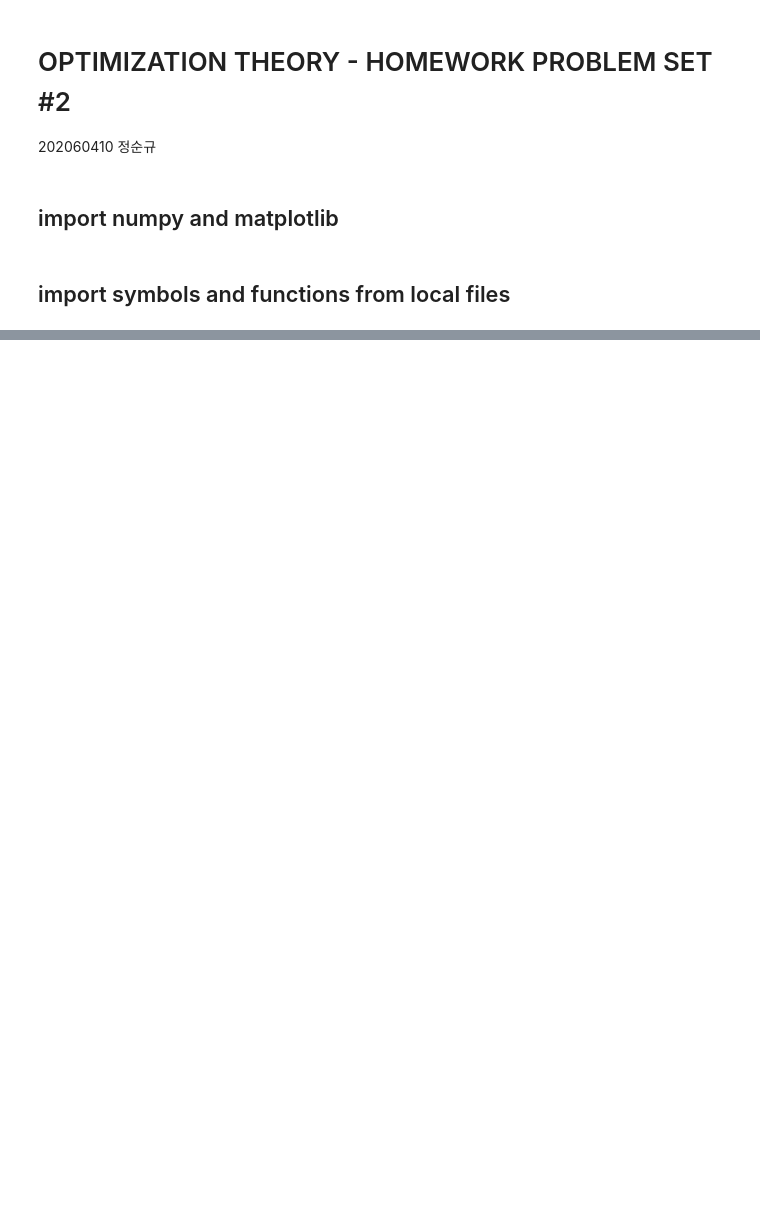
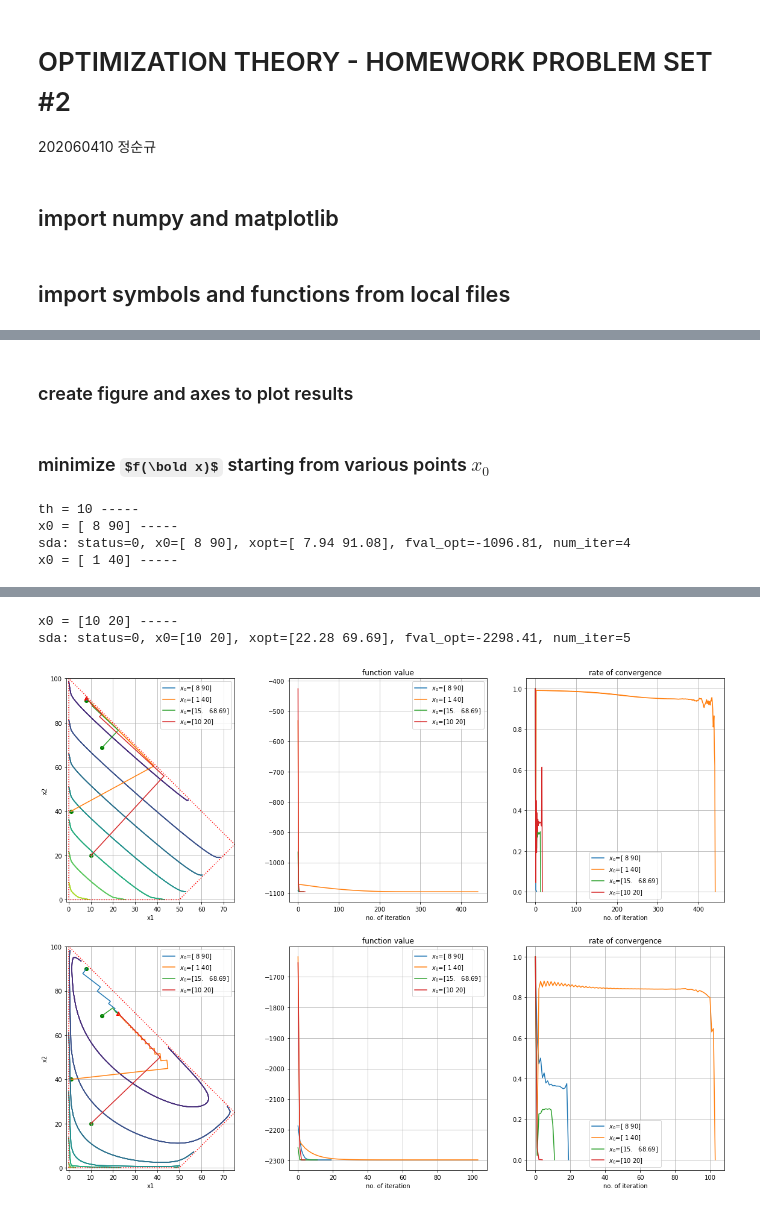
Before and after one commit to reingel/JSOPT, a Jupyter notebook: HW#1.ipynb, the cells around one changed output, grey strips where cells are left out. Saved outputs shown, nothing was run; the diff lists cells and outputs as text; code cells hidden in the pictures; some formulas as TeX source; blank space fills up the shorter version.

```diff
--- a/HW#1.ipynb
+++ b/HW#1.ipynb
@@ -82,0 +91,74 @@ sda: status=0, x0=[4.46 2.25 1.85], xopt=[4. 3. 1.], fval_opt=-50.5, num_iter=52
+# %%
+f = lambda x,th: -9*x[0]-10*x[1]+th*(-np.log(100-x[0]-x[1])-np.log(x[0])-np.log(x[1])-np.log(50-x[0]+x[1])) # an objective function f(x) (lambda function)
+gradf = lambda x,th: np.array([-9+th*(1/(100-x[0]-x[1])-1/x[0]+1/(50-x[0]+x[1])), -10+th*(1/(100-x[0]-x[1])-1/x[1]-1/(50-x[0]+x[1]))]) # the gradient of f(x) (lambda function)
+# %%
+
+def calc_alpha_max(x, d):
+    epsilon = 0.1
+    alpha_max = 150
+    if d[0] < 0:
+        alpha_max = min(alpha_max, (epsilon - x[0]) / d[0])
+    if d[1] < 0:
+        alpha_max = min(alpha_max, (epsilon - x[1]) / d[1])
+    if d[0] + d[1] > 0:
+        alpha_max = min(alpha_max, (100 - epsilon - x[0] - x[1]) / (d[0] + d[1]))
+    if d[0] - d[1] > 0:
+        alpha_max = min(alpha_max, (50 - epsilon - x[0] + x[1]) / (d[0] - d[1]))
+    return alpha_max
+# %% [markdown]
+### create figure and axes to plot results
+# %% [markdown]
+### minimize $f(\bold x)$ starting from various points $x_0$
+# %%
+fig, ax = plt.subplots(2,3, figsize=(20,15))
+for k, th in enumerate([10, 100]): # iterate with two different parameters
+	print(f'th = {th} -----')
+	f_th = lambda x: f(x,th) # newly define a function of x only
+	gradf_th = lambda x: gradf(x,th)
+
+	ax[k][0].set_aspect(1.0)
+	ax[k][0].grid(True)
+	x = np.linspace(-1,75,75)
+	y = np.linspace(-1,100,100)
+	[xx, yy] = np.meshgrid(x, y)
+	zz = np.zeros_like(xx)
+	for i in range(len(x)):
+		for j in range(len(y)):
+			zz[j,i] = f_th(Vector((x[i],y[j])))
+	ax[k][0].plot([0, 0, 75, 50, 0], [0, 100, 25, 0, 0], linestyle='dotted', color='red')
+	ax[k][1].grid(True)
+	ax[k][2].grid(True)
+
+	for x0 in [ # iterate with four different starting points
+		Vector([8, 90]),
+		Vector([1, 40]),
+		Vector([15, 68.69]),
+		Vector([10, 20])
+	]:
+		print(f'x0 = {x0} -----')
+
+		xopt, fval_opt, status, history = sda(f_th, gradf_th, x0, epsilon=1e-3, max_num_iter=1000, alpha_max=calc_alpha_max, ls_epsilon=1e-6)
+
+		print(f"sda: {status=}, x0={np.round(x0,2)}, xopt={np.round(xopt,2)}, fval_opt={np.round(fval_opt,2)}, num_iter={len(history['x'])}")
+
+		ax[k][0].contour(xx, yy, zz)
+		ax[k][0].plot(history['x'][:,0], history['x'][:,1], label=f'$x_0$={x0}')
+		ax[k][0].scatter(history['x'][0,0], history['x'][0,1], color='green')
+		ax[k][0].scatter(history['x'][-1,0], history['x'][-1,1], marker='^', color='red')
+		ax[k][0].legend(loc='upper right')
+		ax[k][0].set_xlabel('x1')
+		ax[k][0].set_ylabel('x2')
+		ax[k][1].plot(history['fval'], label=f'$x_0$={x0}')
+		ax[k][1].set_xlabel('no. of iteration')
+		ax[k][1].set_title('function value')
+		ax[k][1].legend(loc='best')
+		ax[k][2].plot(history['rate_conv'], label=f'$x_0$={x0}')
+		ax[k][2].set_xlabel('no. of iteration')
+		ax[k][2].set_title('rate of convergence')
+		ax[k][2].legend(loc='best')
+plt.show()
+# %% [output]
+th = 10 -----
+x0 = [ 8 90] -----
+sda: status=0, x0=[ 8 90], xopt=[ 7.94 91.08], fval_opt=-1096.81, num_iter=4
+x0 = [ 1 40] -----
@@ -82,0 +177,3 @@ sda: status=0, x0=[4.46 2.25 1.85], xopt=[4. 3. 1.], fval_opt=-50.5, num_iter=52
+x0 = [10 20] -----
+sda: status=0, x0=[10 20], xopt=[22.28 69.69], fval_opt=-2298.41, num_iter=5
+[figure, added]
```
Also changed, not shown: parts of 7 cells of this notebook.
